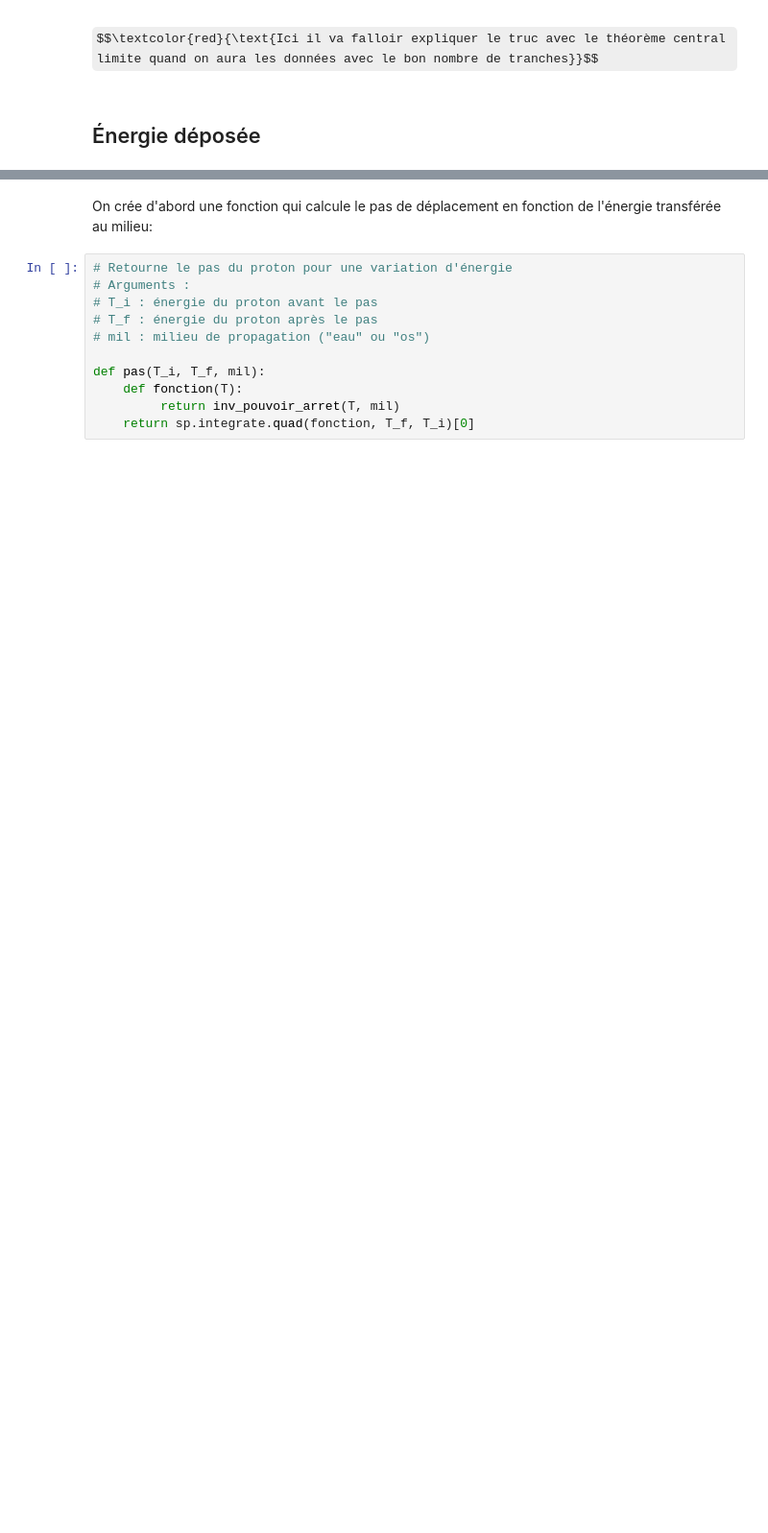
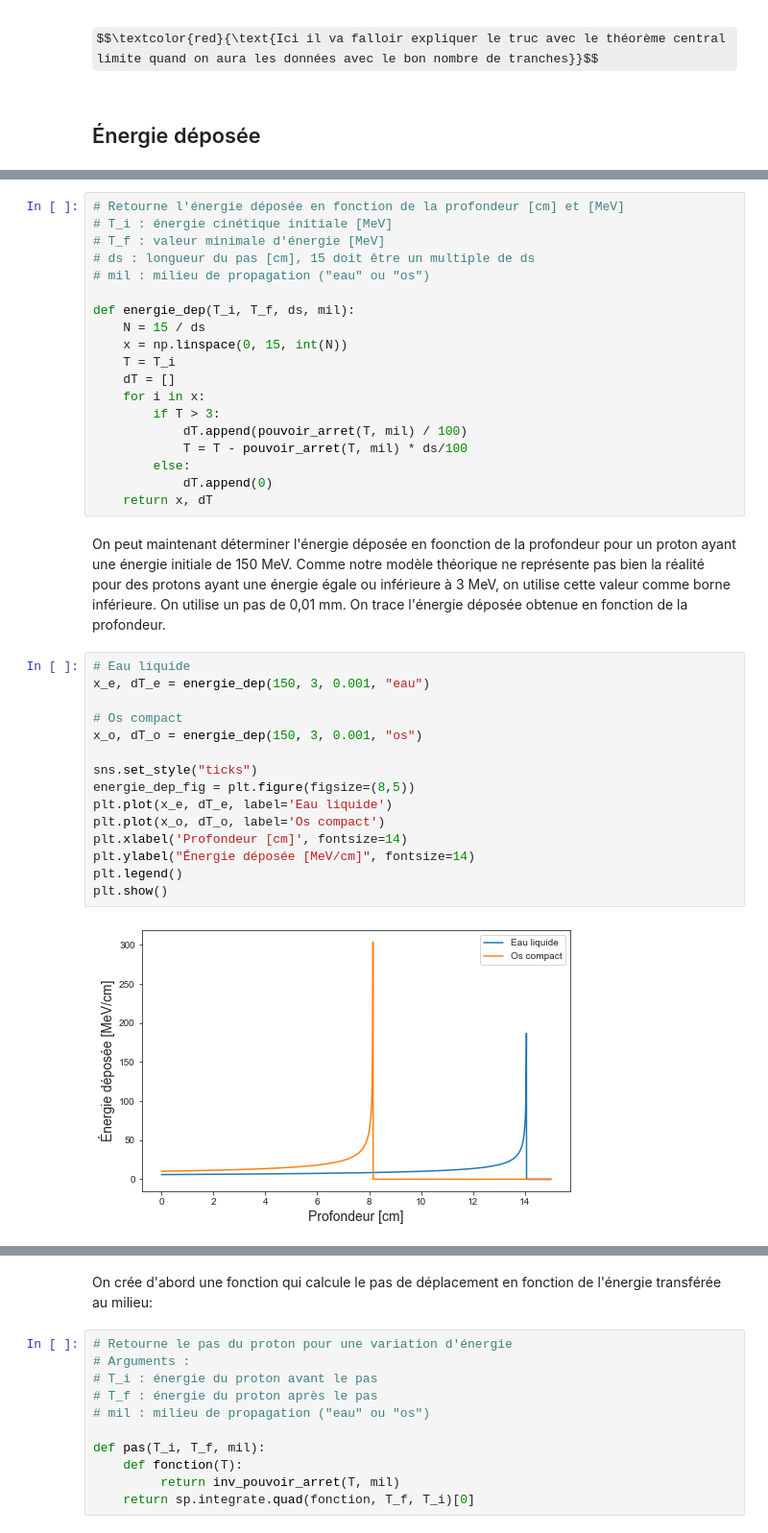
Before and after one commit to Jordan-Charest/PhysNum, a Jupyter notebook: TP1.ipynb, the cells around one changed output, grey strips where cells are left out. Shown: that part at 96% size. Drawn from its saved outputs; the diff is of its cells as text; some formulas as TeX source; blank space fills up the shorter version.

```diff
--- a/TP1.ipynb
+++ b/TP1.ipynb
@@ -454,0 +459,38 @@ $$s = \int_{T_f}^{T_i}\frac{\text{d}T'}{S_{col}}$$
+# %%
+# Retourne l'énergie déposée en fonction de la profondeur [cm] et [MeV]
+# T_i : énergie cinétique initiale [MeV]
+# T_f : valeur minimale d'énergie [MeV]
+# ds : longueur du pas [cm], 15 doit être un multiple de ds
+# mil : milieu de propagation ("eau" ou "os")
+
+def energie_dep(T_i, T_f, ds, mil):
+    N = 15 / ds
+    x = np.linspace(0, 15, int(N))
+    T = T_i
+    dT = []
+    for i in x:
+        if T > 3:
+            dT.append(pouvoir_arret(T, mil) / 100)
+            T = T - pouvoir_arret(T, mil) * ds/100
+        else:
+            dT.append(0)
+    return x, dT
+# %% [markdown]
+On peut maintenant déterminer l'énergie déposée en foonction de la profondeur pour un proton ayant une énergie initiale de 150 MeV. Comme notre modèle théorique ne représente pas bien la réalité pour des protons ayant une énergie égale ou inférieure à 3 MeV, on utilise cette valeur comme borne inférieure. On utilise un pas de 0,01 mm. On trace l'énergie déposée obtenue en fonction de la profondeur.
+# %%
+# Eau liquide
+x_e, dT_e = energie_dep(150, 3, 0.001, "eau")
+
+# Os compact
+x_o, dT_o = energie_dep(150, 3, 0.001, "os")
+
+sns.set_style("ticks")
+energie_dep_fig = plt.figure(figsize=(8,5))
+plt.plot(x_e, dT_e, label='Eau liquide')
+plt.plot(x_o, dT_o, label='Os compact')
+plt.xlabel('Profondeur [cm]', fontsize=14)
+plt.ylabel("Énergie déposée [MeV/cm]", fontsize=14)
+plt.legend()
+plt.show()
+# %% [output]
+[figure, added]
```
Also changed, not shown: parts of 5 cells of this notebook.
